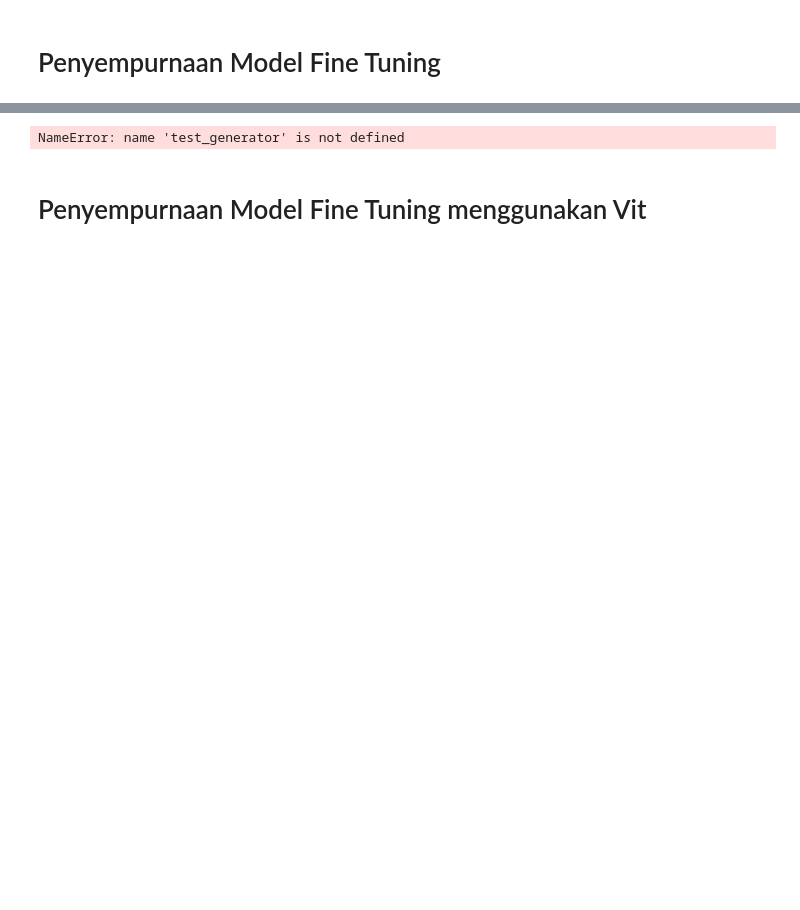
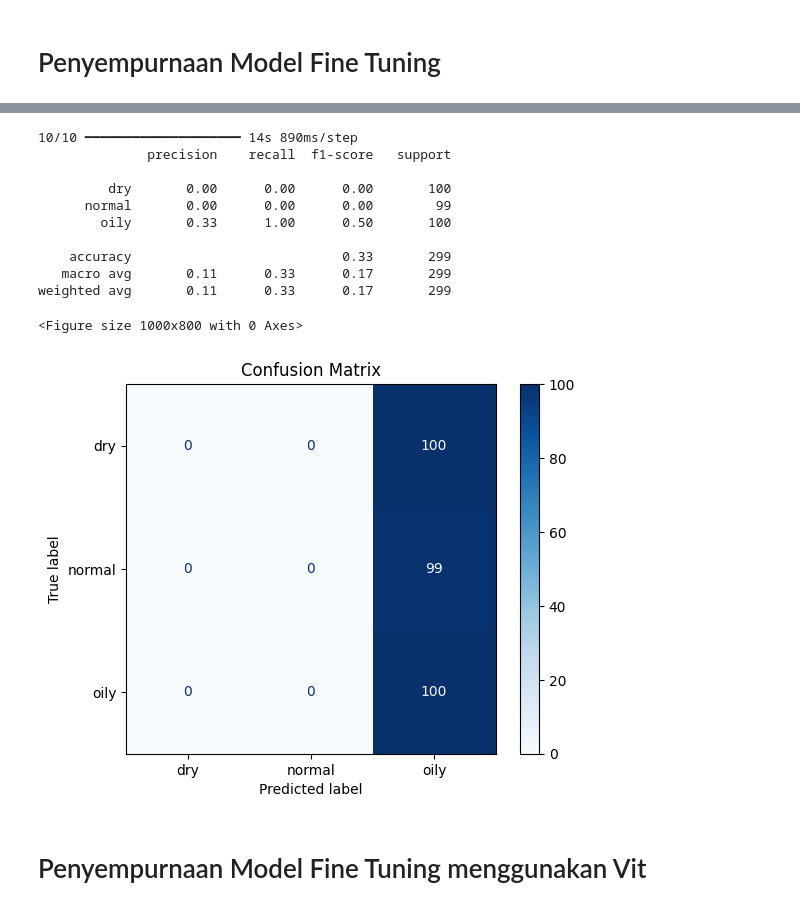
Before and after one commit to C-Skin/klasifikasi-jenis-kulit, a Jupyter notebook: clasifikasi_jenis_kulit.ipynb, the cells around one changed output, grey strips where cells are left out. Drawn from its saved outputs; the diff is of its cells as text; code cells hidden in the pictures; blank space fills up the shorter version.

```diff
--- a/clasifikasi_jenis_kulit.ipynb
+++ b/clasifikasi_jenis_kulit.ipynb
@@ -171,18 +244,19 @@ Epoch 5/5
 # %% [markdown]
 # Penyempurnaan Model Fine Tuning
 # %%
+model_ft = Model(inputs=base_model.input, outputs=output)
 base_model.trainable = True
 
 for layer in base_model.layers[:-20]:
     layer.trainable = False
 
-model.compile(
+model_ft.compile(
     optimizer=tf.keras.optimizers.Adam(1e-5),
     loss='categorical_crossentropy',
     metrics=['accuracy']
 )
 
-model.fit(
+model_ft.fit(
     train_generator,
     validation_data=val_generator,
     epochs=10
@@ -212,22 +286,33 @@ Epoch 10/10
 # %%
 
 
-pred_probs = model.predict(test_generator)
+pred_probs = model_ft.predict(val_generator)
 
 y_pred = np.argmax(pred_probs, axis=1)
-y_true = test_generator.classes
-class_labels = list(test_generator.class_indices.keys())
+y_true = val_generator.classes
+class_labels = list(val_generator.class_indices.keys())
 
-
+print(classification_report(y_true, y_pred, target_names=class_labels))
 
 cm = confusion_matrix(y_true, y_pred)
 disp = ConfusionMatrixDisplay(confusion_matrix=cm, display_labels=class_labels)
 
 plt.figure(figsize=(10, 8))
 disp.plot(cmap='Blues', values_format='d')
 plt.title("Confusion Matrix")
 plt.show()
 # %% [output]
-NameError: name 'test_generator' is not defined
+10/10 ━━━━━━━━━━━━━━━━━━━━ 14s 890ms/step
+              precision    recall  f1-score   support
+
+         dry       0.00      0.00      0.00       100
+      normal       0.00      0.00      0.00        99
+        oily       0.33      1.00      0.50       100
+
+    accuracy                           0.33       299
+   macro avg       0.11      0.33      0.17       299
+weighted avg       0.11      0.33      0.17       299
+<Figure size 1000x800 with 0 Axes>
+[figure, added]
 # %% [markdown]
 # Penyempurnaan Model Fine Tuning menggunakan Vit
```
Also changed, not shown: parts of 17 cells of this notebook.
